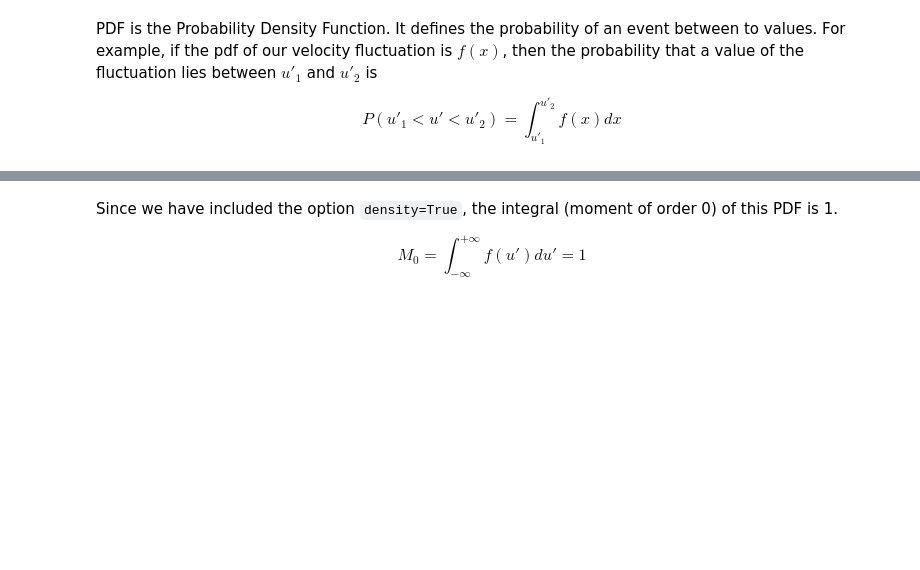
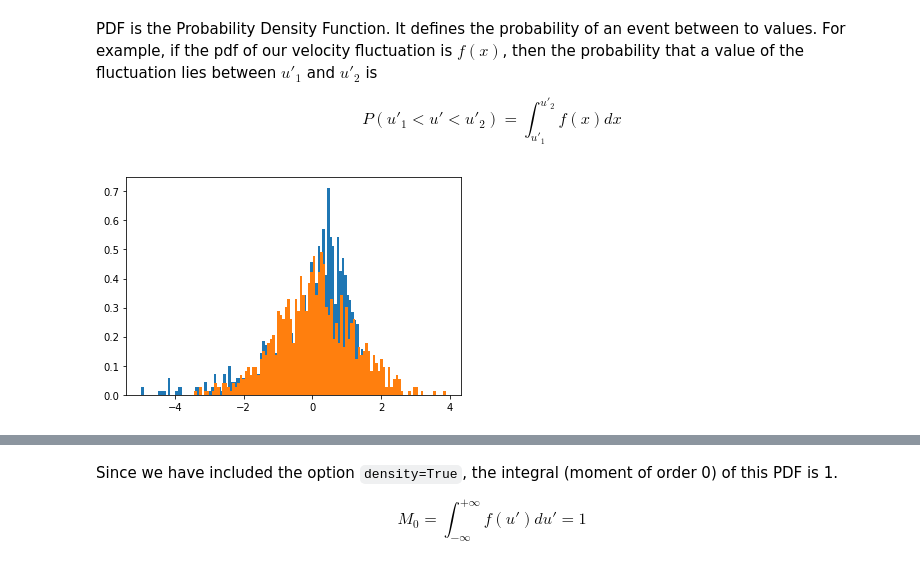
Before and after one commit to rclUPC/AdvancedFluidMechanics, a Jupyter notebook: turbulence/ExperimentalMeasurments.ipynb, the cells around one changed output, grey strips where cells are left out. Drawn from its saved outputs; the diff is of its cells as text; code cells hidden in the pictures; blank space fills up the shorter version.

```diff
--- a/turbulence/ExperimentalMeasurments.ipynb
+++ b/turbulence/ExperimentalMeasurments.ipynb
@@ -190,8 +274,11 @@ $$ P\left(u'_1 < u' < u'_2\right) = \int_{u'_1}^{u'_2} f(x) dx $$
 # %%
 import scipy.stats as stats
 # %%
-X = stats.norm(0,1)
+X = stats.norm(0,statData["y = 0mm"].loc["std"])
 # %%
-X_samples= X.rvs(100)
+X_samples= X.rvs(1000)
 # %%
 F, bins, patches = plt.hist(uPrime,bins=100,density=True) # Integral = 1
+plt.hist(X_samples,bins=100,density=True);
+# %% [output]
+[figure, added]
```
Also changed, not shown: parts of 42 cells of this notebook, 1 other file.
